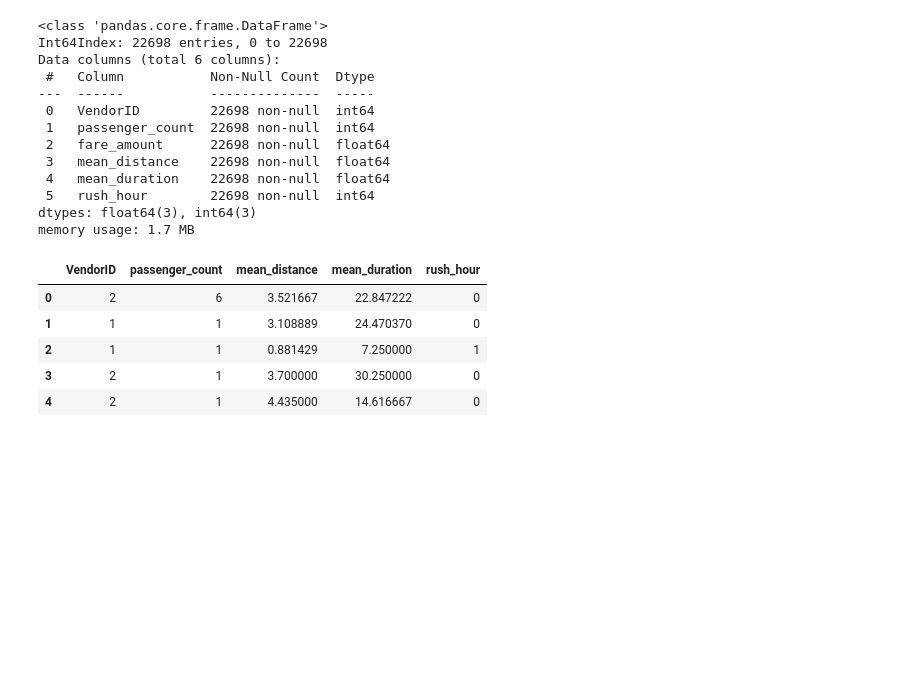
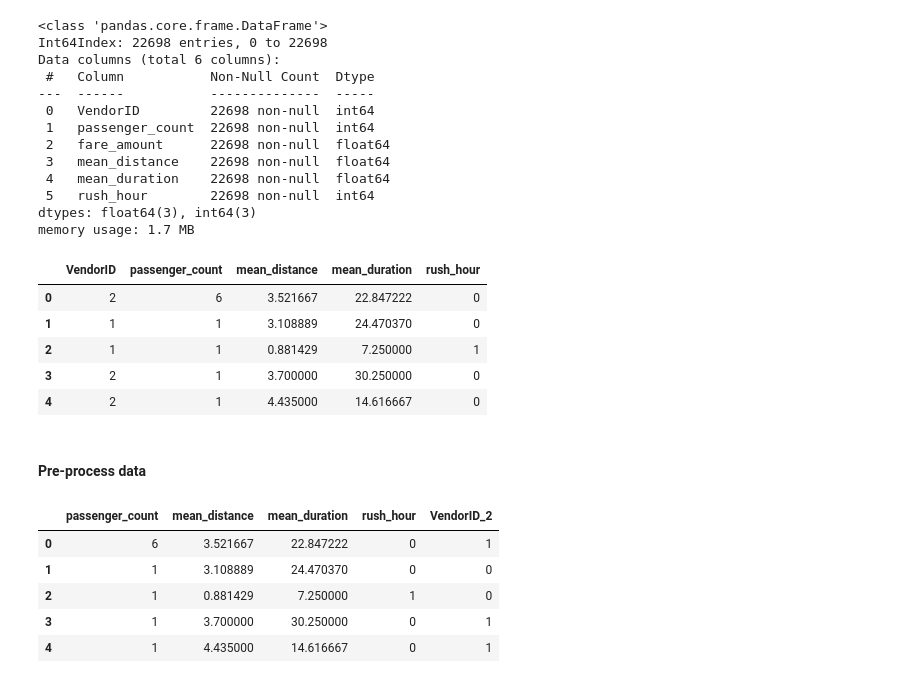
Before and after one commit to PedroHurtgm/Automatidata-Capstone, a Jupyter notebook: Automatidata Project.ipynb, the cells around one changed output. Saved outputs shown, nothing was run; the diff lists cells and outputs as text; code cells hidden in the pictures; blank space fills up the shorter version.

```diff
--- a/Automatidata Project.ipynb
+++ b/Automatidata Project.ipynb
@@ -799,3 +803,17 @@ X.head()
 | 2 | 1 | 1 | 0.881429 | 7.250000 | 1 |
 | 3 | 2 | 1 | 3.700000 | 30.250000 | 0 |
 | 4 | 2 | 1 | 4.435000 | 14.616667 | 0 |
+# %% [markdown]
+#### Pre-process data
+# %%
+X['VendorID'] = X['VendorID'].astype(str)
+
+X = pd.get_dummies(X, drop_first= True)
+X.head()
+# %% [output]
+|  | passenger_count | mean_distance | mean_duration | rush_hour | VendorID_2 |
+| 0 | 6 | 3.521667 | 22.847222 | 0 | 1 |
+| 1 | 1 | 3.108889 | 24.470370 | 0 | 0 |
+| 2 | 1 | 0.881429 | 7.250000 | 1 | 0 |
+| 3 | 1 | 3.700000 | 30.250000 | 0 | 1 |
+| 4 | 1 | 4.435000 | 14.616667 | 0 | 1 |
```
Also changed, not shown: parts of 15 cells of this notebook.
